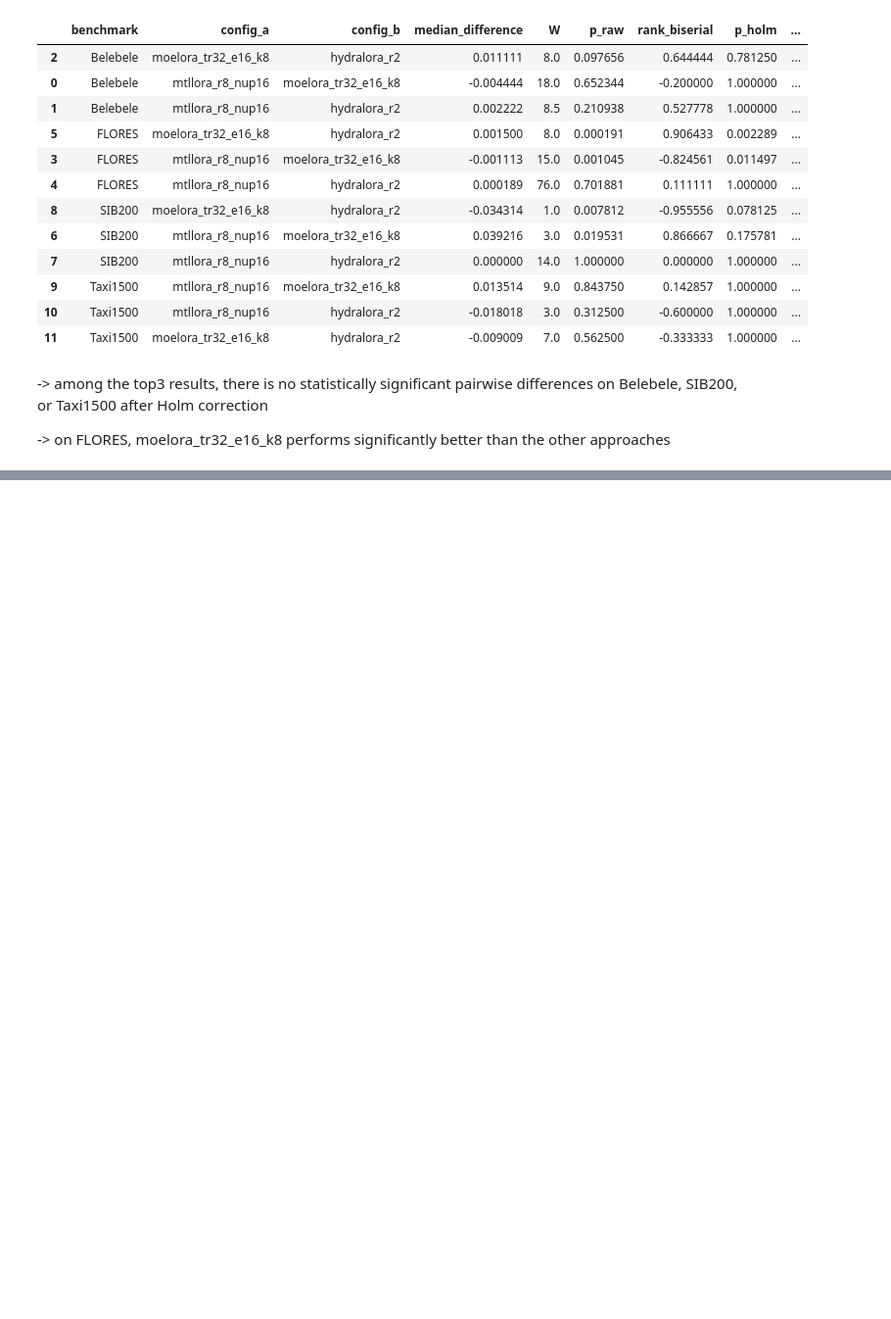
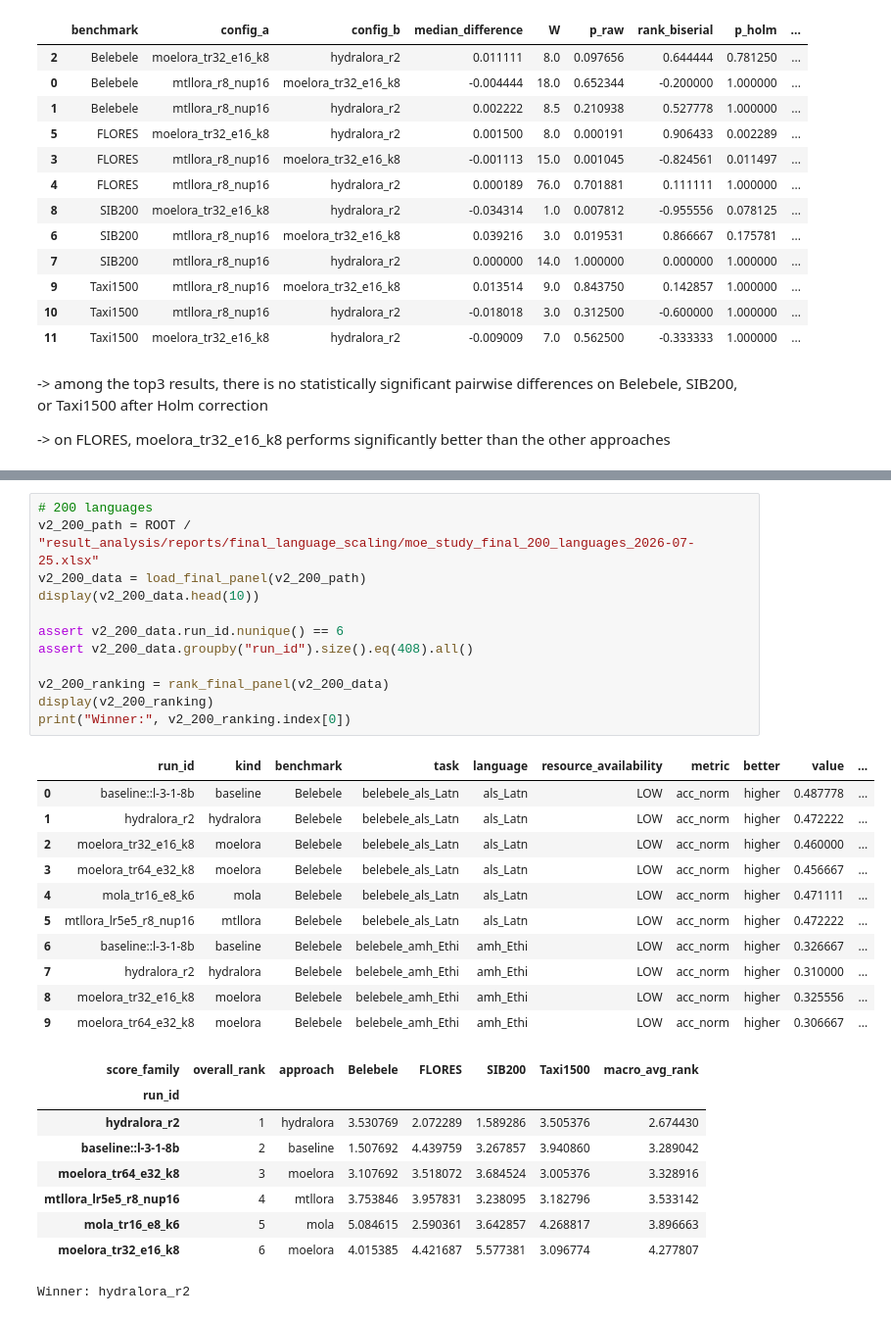
Before and after one commit to dice-group/moe-study, a Jupyter notebook: result_analysis/notebooks/best_rank_expert_selection.ipynb, the cells around one changed output, grey strips where cells are left out. Shown at 98% size. Drawn from its saved outputs; the diff is of its cells as text; blank space fills up the shorter version.

```diff
--- a/result_analysis/notebooks/best_rank_expert_selection.ipynb
+++ b/result_analysis/notebooks/best_rank_expert_selection.ipynb
@@ -1065,0 +1156,33 @@ display(posthoc_results.sort_values(["benchmark", "p_holm"]))
+# %%
+# 200 languages
+v2_200_path = ROOT / "result_analysis/reports/final_language_scaling/moe_study_final_200_languages_2026-07-25.xlsx"
+v2_200_data = load_final_panel(v2_200_path)
+display(v2_200_data.head(10))
+
+assert v2_200_data.run_id.nunique() == 6
+assert v2_200_data.groupby("run_id").size().eq(408).all()
+
+v2_200_ranking = rank_final_panel(v2_200_data)
+display(v2_200_ranking)
+print("Winner:", v2_200_ranking.index[0])
+# %% [output]
+|  | run_id | kind | benchmark | task | language | resource_availability | metric | better | value | ... |
+| 0 | baseline::l-3-1-8b | baseline | Belebele | belebele_als_Latn | als_Latn | LOW | acc_norm | higher | 0.487778 | ... |
+| 1 | hydralora_r2 | hydralora | Belebele | belebele_als_Latn | als_Latn | LOW | acc_norm | higher | 0.472222 | ... |
+| 2 | moelora_tr32_e16_k8 | moelora | Belebele | belebele_als_Latn | als_Latn | LOW | acc_norm | higher | 0.460000 | ... |
+| 3 | moelora_tr64_e32_k8 | moelora | Belebele | belebele_als_Latn | als_Latn | LOW | acc_norm | higher | 0.456667 | ... |
+| 4 | mola_tr16_e8_k6 | mola | Belebele | belebele_als_Latn | als_Latn | LOW | acc_norm | higher | 0.471111 | ... |
+| 5 | mtllora_lr5e5_r8_nup16 | mtllora | Belebele | belebele_als_Latn | als_Latn | LOW | acc_norm | higher | 0.472222 | ... |
+| 6 | baseline::l-3-1-8b | baseline | Belebele | belebele_amh_Ethi | amh_Ethi | LOW | acc_norm | higher | 0.326667 | ... |
+| 7 | hydralora_r2 | hydralora | Belebele | belebele_amh_Ethi | amh_Ethi | LOW | acc_norm | higher | 0.310000 | ... |
+| 8 | moelora_tr32_e16_k8 | moelora | Belebele | belebele_amh_Ethi | amh_Ethi | LOW | acc_norm | higher | 0.325556 | ... |
+| 9 | moelora_tr64_e32_k8 | moelora | Belebele | belebele_amh_Ethi | amh_Ethi | LOW | acc_norm | higher | 0.306667 | ... |
+| score_family | overall_rank | approach | Belebele | FLORES | SIB200 | Taxi1500 | macro_avg_rank |
+| run_id |  |  |  |  |  |  |  |
+| hydralora_r2 | 1 | hydralora | 3.530769 | 2.072289 | 1.589286 | 3.505376 | 2.674430 |
+| baseline::l-3-1-8b | 2 | baseline | 1.507692 | 4.439759 | 3.267857 | 3.940860 | 3.289042 |
+| moelora_tr64_e32_k8 | 3 | moelora | 3.107692 | 3.518072 | 3.684524 | 3.005376 | 3.328916 |
+| mtllora_lr5e5_r8_nup16 | 4 | mtllora | 3.753846 | 3.957831 | 3.238095 | 3.182796 | 3.533142 |
+| mola_tr16_e8_k6 | 5 | mola | 5.084615 | 2.590361 | 3.642857 | 4.268817 | 3.896663 |
+| moelora_tr32_e16_k8 | 6 | moelora | 4.015385 | 4.421687 | 5.577381 | 3.096774 | 4.277807 |
+Winner: hydralora_r2
```
Also changed, not shown: parts of 6 cells of this notebook, 2 other files.
